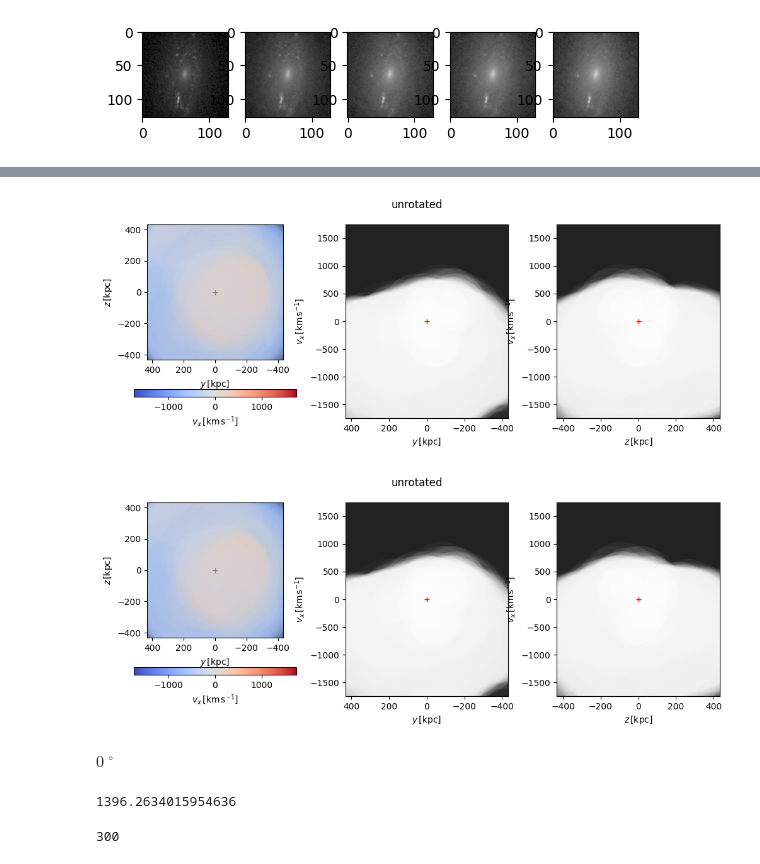
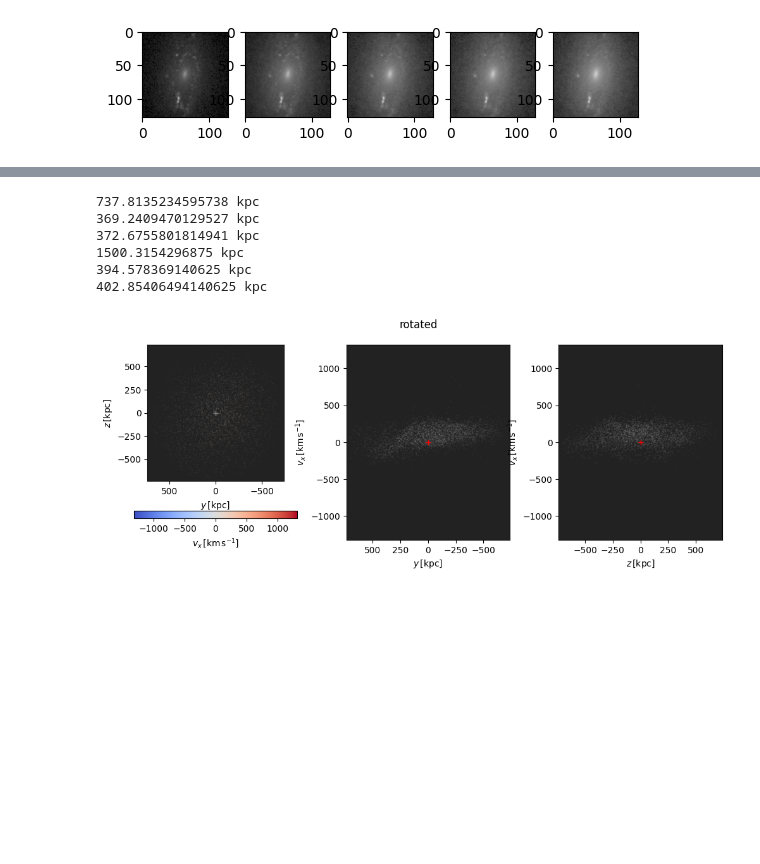
Before and after one commit to Martindelosrios/MaDaMe, a Jupyter notebook: codes/SKIRT.ipynb, the cells around one changed output, grey strips where cells are left out. Cells and saved outputs as stored; diff of their text form; code cells hidden in the pictures; blank space fills up the shorter version.

Commit message:
i fixed some bugs related with units but the images are still weird

```diff
--- a/codes/SKIRT.ipynb
+++ b/codes/SKIRT.ipynb
@@ -102,5 +144,5 @@ subIds
 # %%
-subID = 5#subIds[8][6:]
+subID = 0#subIds[8][6:]
 try:
     folder = '../data/TNGgalaxies/' + str(subID)
     os.mkdir(folder)
@@ -410,12 +451,15 @@ source.preview(title="unrotated")
 # %%
+subID=0
 a = 1 #data_header["Time"]
 z = 0 #data_header["Redshift"]
 #h = data_header["HubbleParam"]
-xe_g = np.loadtxt('../data/particles/halo_0_subhalo_' + str(subID) + '_eAbun.txt') #data_g["ElectronAbundance"]
-rho_g = particles[:,3] * U.Msun * np.power(U.kpc, -3) #data_g["Density"] * 1e10 / h * U.Msun * np.power(a / h * U.kpc, -3)
-u_g = np.loadtxt('../data/particles/halo_0_subhalo_' + str(subID) + '_intEne.txt') # data_g["InternalEnergy"]  # unit conversion handled in T_g
+xe_g = np.loadtxt('../data/particles/halo_0_subhalo_' + str(subID) + '_eAbund.txt') #data_g["ElectronAbundance"]
+#%rho_g = particles[:,3] * U.Msun * np.power(U.kpc, -3) #data_g["Density"] * 1e10 / h * U.Msun * np.power(a / h * U.kpc, -3)
+rho_g = np.loadtxt('../data/particles/halo_0_subhalo_' + str(subID) + '_gasDens.txt') * (1e10) * (h**2) * U.Msun * np.power(U.kpc, -3)
+u_g = np.loadtxt('../data/particles/halo_0_subhalo_' + str(subID) + '_intEne.txt') # data_g["InternalEnergy"] [km/s^2]  # unit conversion handled in T_g
 X_H_g = np.loadtxt('../data/particles/halo_0_subhalo_' + str(subID) + '_gasHI.txt') # GFM_Metals[:,0] HI
 mu_g = 4 / (1 + 3 * X_H_g + 4 * X_H_g * xe_g)
+#%mu_g = 4 * C.m_p.to(U.g).value / (1 + 3 * X_H_g + 4 * X_H_g * xe_g)
 gamma = 5.0 / 3.0  # see http://www.tng-project.org/data/docs/faq/#gen4
 T_g = (
     (gamma - 1)
@@ -423,8 +467,8 @@ T_g = (
     / C.k_B.to_value(U.erg / U.K)
     * 1e10
     * mu_g
+    * U.K
     * C.m_p.to_value(U.g)
-    * U.K
 )
 m_g = np.loadtxt('../data/particles/halo_0_subhalo_' + str(subID) + '_gasMasses.txt') * U.Msun # data_g["Masses"] * 1e10 / h * U.Msun
             # cast to float64 to avoid underflow error
@@ -447,7 +491,7 @@ mHI_g = m_g * X_H_g * fatomic_g
 xyz_g = particles[:,0:3] * U.kpc
 vxyz_g = particles[:,5:8] * U.km / U.s
 V_cell = (
-    m_g / particles[:,3] * np.power(U.kpc, 3) * np.power(U.Msun, -1)
+    m_g / rho_g
 )  # Voronoi cell volume
 r_cell = np.power(3.0 * V_cell / 4.0 / np.pi, 1.0 / 3.0).to(U.kpc)
 # hsm_g has in mind a cubic spline that =0 at r=h, I think
@@ -479,13 +643,28 @@ source0 = SPHSource(
             vxyz_g=vxyz_g,
             hsm_g=hsm_g,
             vpeculiar=0 * U.km / U.s,
-            rotation={"rotmat": rot_mat}
+            #rotation={"rotmat": rot_mat}
         )
+# %%
+print(np.max(source0.coordinates_g.x))
+print(np.max(source0.coordinates_g.y))
+print(np.max(source0.coordinates_g.z))
+
+print(np.max(source.coordinates_g.x))
+print(np.max(source.coordinates_g.y))
+print(np.max(source.coordinates_g.z))
+# %% [output]
+737.8135234595738 kpc
+369.2409470129527 kpc
+372.6755801814941 kpc
+1500.3154296875 kpc
+394.578369140625 kpc
+402.85406494140625 kpc
 # %%
-source0.preview(title="unrotated")
+source0.preview(title="rotated")
+plt.show()
 # %% [output]
-[figure, old version]
+[figure, new version]
-[figure, removed]
 # %%
 beam = GaussianBeam(
     bmaj=30.0 * U.arcsec, bmin=30.0 * U.arcsec, bpa=0.0 * U.deg, truncate=3.0
@@ -503,16 +682,4 @@ datacube = DataCube(
 )
-# %%
-source.ra
-# %% [output]
-$0 \; \mathrm{{}^{\circ}}$
-# %%
-384 * 50 * (1/3600) * (np.pi/180) * 15 * (1000)
-# %% [output]
-1396.2634015954636
-# %%
-50*6
-# %% [output]
-300
 # %%
 noise = GaussianNoise(
     rms=3.0e-8 * U.Jy * U.beam**-1,
```
Also changed, not shown: parts of 40 cells of this notebook, 1 other file.
